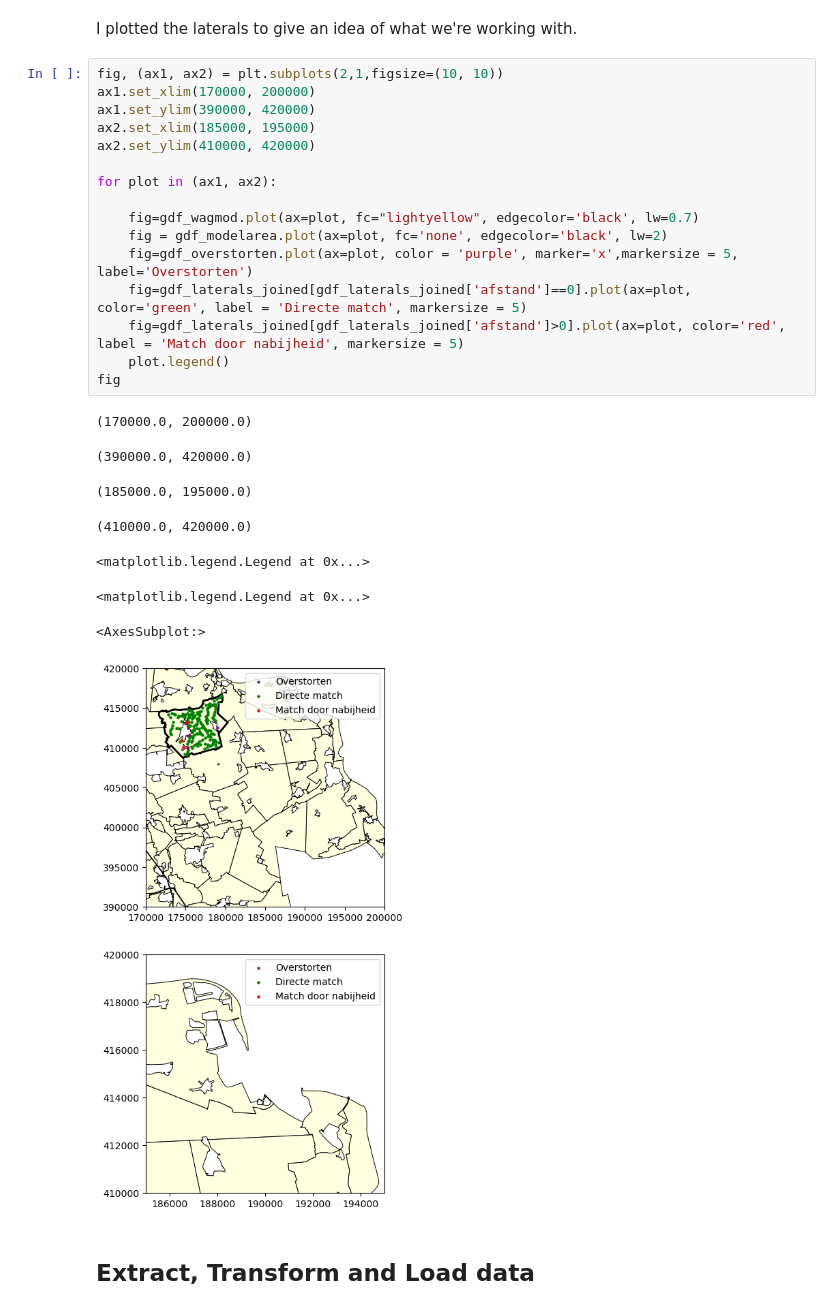
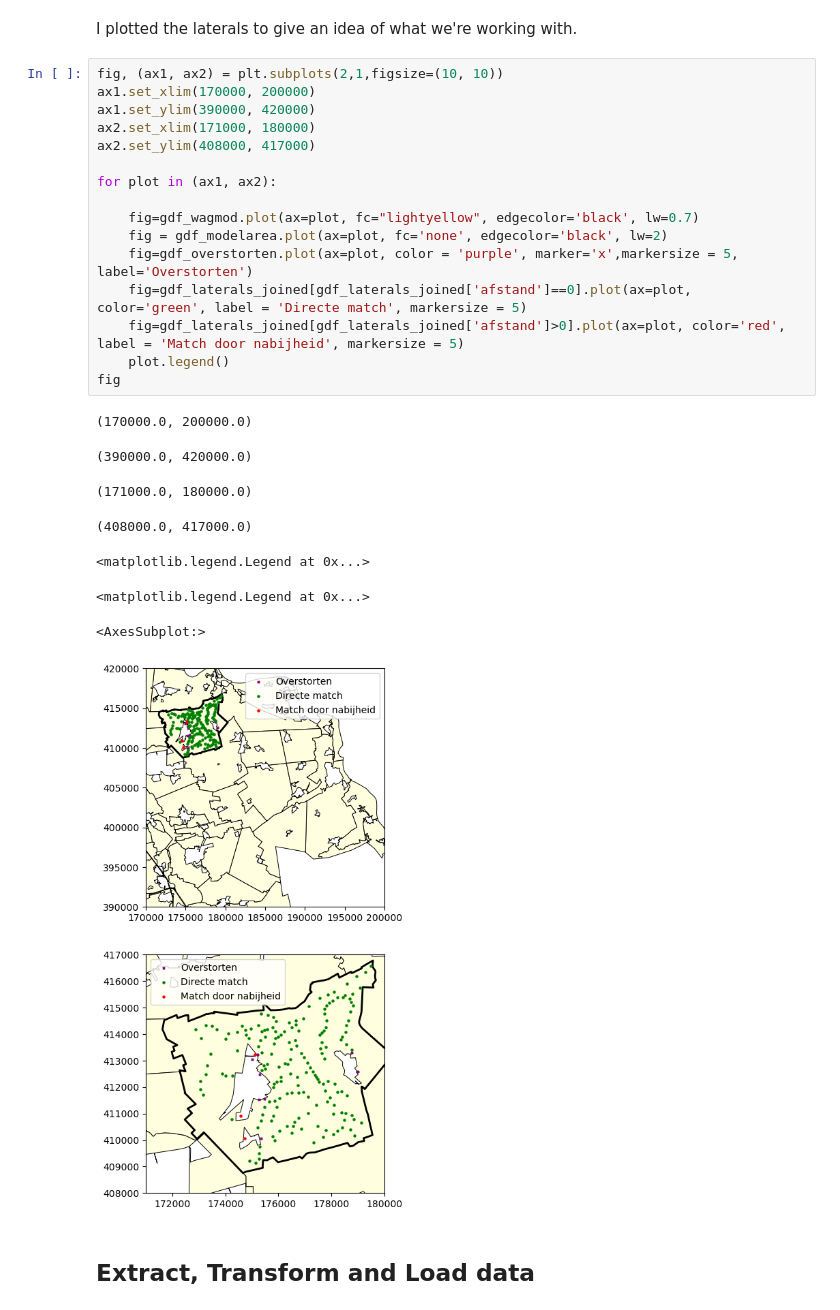
Before and after one commit to jaclangemeijer/23K01-01-importeer-neerslag-afvoer-uit-modellen, a Jupyter notebook: 05_Notebooks/ETL_rainfallrunoff_data.ipynb, the cells around one changed output. Drawn from its saved outputs; the diff is of its cells as text.

```diff
--- a/05_Notebooks/ETL_rainfallrunoff_data.ipynb
+++ b/05_Notebooks/ETL_rainfallrunoff_data.ipynb
@@ -134,28 +139,28 @@ I plotted the laterals to give an idea of what we're working with.
 # %%
 fig, (ax1, ax2) = plt.subplots(2,1,figsize=(10, 10))
 ax1.set_xlim(170000, 200000)
 ax1.set_ylim(390000, 420000)
-ax2.set_xlim(185000, 195000)
-ax2.set_ylim(410000, 420000)
+ax2.set_xlim(171000, 180000)
+ax2.set_ylim(408000, 417000)
 
 for plot in (ax1, ax2):
 
     fig=gdf_wagmod.plot(ax=plot, fc="lightyellow", edgecolor='black', lw=0.7)
     fig = gdf_modelarea.plot(ax=plot, fc='none', edgecolor='black', lw=2)
     fig=gdf_overstorten.plot(ax=plot, color = 'purple', marker='x',markersize = 5, label='Overstorten')
     fig=gdf_laterals_joined[gdf_laterals_joined['afstand']==0].plot(ax=plot, color='green', label = 'Directe match', markersize = 5)
     fig=gdf_laterals_joined[gdf_laterals_joined['afstand']>0].plot(ax=plot, color='red', label = 'Match door nabijheid', markersize = 5)
     plot.legend()
 fig
 # %% [output]
 (170000.0, 200000.0)
 (390000.0, 420000.0)
-(185000.0, 195000.0)
+(171000.0, 180000.0)
-(410000.0, 420000.0)
+(408000.0, 417000.0)
 <matplotlib.legend.Legend at 0x...>
 <matplotlib.legend.Legend at 0x...>
 <AxesSubplot:>
-[figure, old version]
+[figure, new version]
 # %% [markdown]
 ## Extract, Transform and Load data
 # %% [markdown]
```
Also changed, not shown: parts of 7 cells of this notebook.
